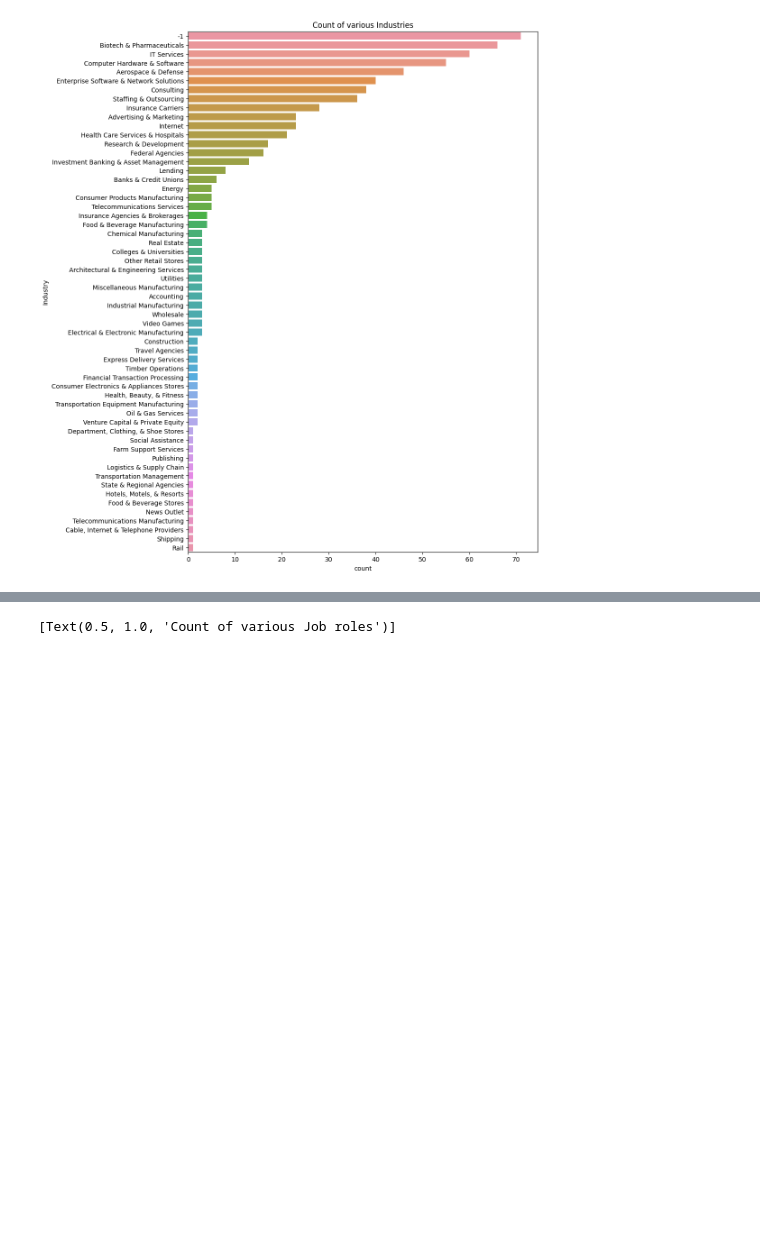
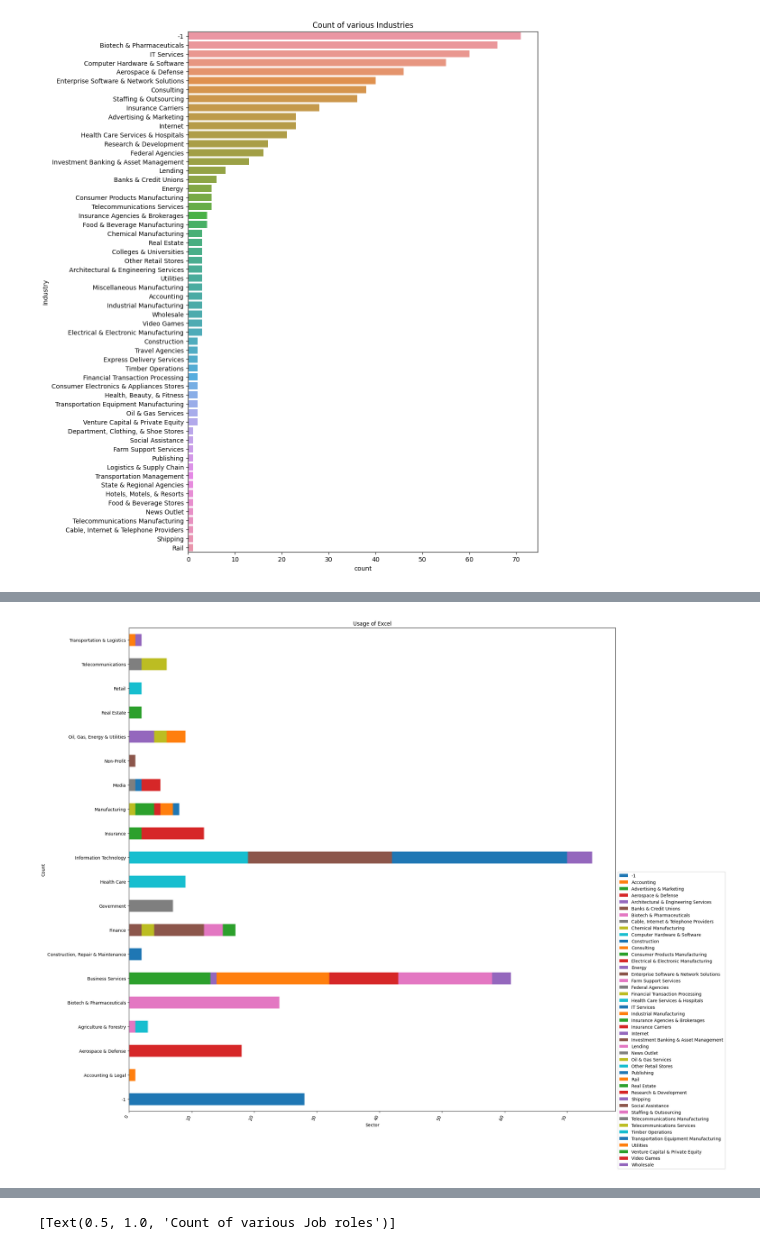
Before and after one commit to Siddharth114/GlassdoorJobPostings, a Jupyter notebook: main.ipynb, the cells around one changed output, grey strips where cells are left out. Saved outputs shown, nothing was run; the diff lists cells and outputs as text; code cells hidden in the pictures; blank space fills up the shorter version.

Commit message:
industry/tool distribution

```diff
--- a/main.ipynb
+++ b/main.ipynb
@@ -67,0 +76,15 @@ tmp.unstack().plot(kind='bar', stacked=True, ax=ax)
+# %%
+def plot_industry_filter_tool(df, tool):
+    industry_filter_excel = df[df[tool] == tool]
+    counts = industry_filter_excel.groupby(['Sector', 'Industry']).size().unstack()
+    fig, ax = plt.subplots(figsize=(20, 20))
+    counts.plot.barh(stacked=True, ax=ax).legend(loc='best',bbox_to_anchor=(1.0, 0.5))
+    plt.xticks(rotation=70, ha='right')
+    plt.xlabel('Sector')
+    plt.ylabel('Count')
+    plt.title(f'Usage of {tool.capitalize()}')
+    plt.show()
+# %%
+plot_industry_filter_tool(df, 'excel')
+# %% [output]
+[figure, added]
```
Also changed, not shown: parts of 5 cells of this notebook, 1 other file.
